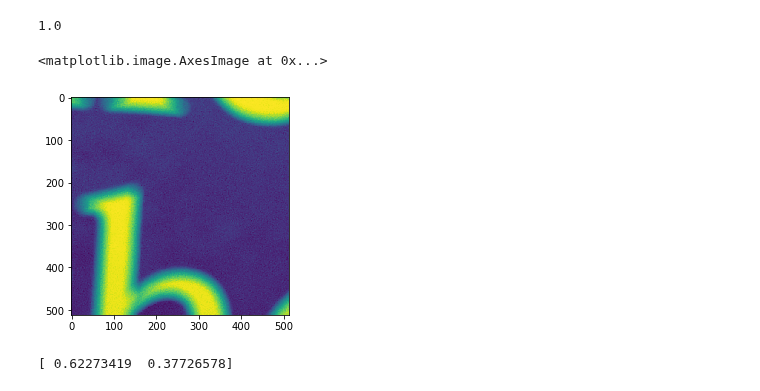
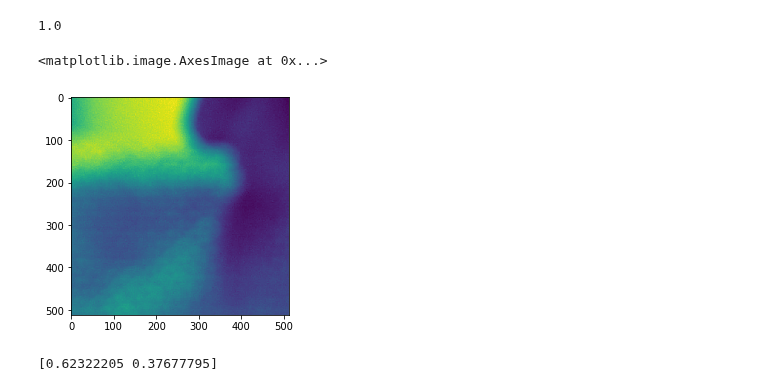
Before and after one commit to cianhwang/autofocusVCM, a Jupyter notebook: test.ipynb, the cells around one changed output. Drawn from its saved outputs; the diff is of its cells as text; code cells hidden in the pictures.

```diff
--- a/test.ipynb
+++ b/test.ipynb
@@ -27,29 +27,30 @@ from tensorflow.python.keras.activations import relu
 
 from quad_solver import solver
 # %%
-def initialFocus(sid=1):
-    cmD='rsh nvidia@10.42.0.90 "sudo ~/Documents/cam_on_Tegra/testCamera -id '+str(sid)+' -init "'
+def initialFocus(sid=2):
+    #10.42.0.90: local 10.236.176.152: ip
+    cmD='rsh nvidia@10.236.176.152 "sudo ~/Documents/cam_on_Tegra/testCamera -id '+str(sid)+' -init "'
     pop=subprocess.run(cmD, stdout=subprocess.PIPE, shell=True)
     return pop.stdout
-def moveFocus(sid=1, pos=512):
-    cmD='rsh nvidia@10.42.0.90 "sudo ~/Documents/cam_on_Tegra/testCamera -id '+str(sid)+' -mod '+str(pos)+'"'
+def moveFocus(sid=2, pos=512):
+    cmD='rsh nvidia@10.236.176.152 "sudo ~/Documents/cam_on_Tegra/testCamera -id '+str(sid)+' -mod '+str(pos)+'"'
     pop=subprocess.run(cmD, stdout=subprocess.PIPE, shell=True)
     return pop.stdout
-def setFocus(sid=1, pos=512):
-    cmD='rsh nvidia@10.42.0.90 "sudo ~/Documents/cam_on_Tegra/testCamera -id '+str(sid)+' -set '+str(pos)+'"'
+def setFocus(sid=2, pos=512):
+    cmD='rsh nvidia@10.236.176.152 "sudo ~/Documents/cam_on_Tegra/testCamera -id '+str(sid)+' -set '+str(pos)+'"'
     pop=subprocess.run(cmD, stdout=subprocess.PIPE, shell=True)
     return pop.stdout
 
-def grabImage(sid=1, imres=8):
+def grabImage(sid=2, imres=8):
 # I will use the file name dbGrab.... for the image grabbed from the camera. First step is to get rid of previously grabbed images
 
-    subprocess.run('rsh nvidia@10.42.0.90 "rm dbGrab*"', \
+    subprocess.run('rsh nvidia@10.236.176.152 "rm dbGrab*"', \
                    stdout=subprocess.PIPE, shell=True)
 
     # ok, now let's grab an image on the tegra
-    subprocess.run('rsh nvidia@10.42.0.90 "nvgstcapture-1.0 -m 1 --sensor-id '+str(sid)+' -A --capture-auto 1 \
+    subprocess.run('rsh nvidia@10.236.176.152 "nvgstcapture-1.0 -m 1 --sensor-id '+str(sid)+' -A --capture-auto 1 \
                     --file-name dbGrab --image-res '+str(imres)+'"', stdout=subprocess.PIPE, shell=True)
-    subprocess.run('rcp nvidia@10.42.0.90:dbGrab* .', \
+    subprocess.run('rcp nvidia@10.236.176.152:dbGrab* .', \
                    stdout=subprocess.PIPE, shell=True)
     #ok, now let's find the file name of the image we just grabbed and transfered
     pop=subprocess.run('ls',stdout=subprocess.PIPE, shell=True)
@@ -63,7 +64,7 @@ def grabImage(sid=1, imres=8):
                    stdout=subprocess.PIPE, shell=True)
     return pop
 # %%
-def patchExtraction(sid = 1):
+def patchExtraction(sid = 2):
     I = grabImage()
 
     I = skimage.color.rgb2gray(I)
@@ -107,18 +108,18 @@ Tensor("out/Softmax:0", shape=(?, 2), dtype=float32)
 # %%
-curr = 600
-setFocus(sid=1, pos=curr)
-patch = patchExtraction(sid = 1)
+curr = 1000
+setFocus(sid=2, pos=curr)
+patch = patchExtraction(sid =2)
 print(patch.max())
 plt.imshow(patch)
 # %% [output]
 1.0
 <matplotlib.image.AxesImage at 0x...>
-[figure, old version]
+[figure, new version]
 # %%
 pred = discriminator.predict(patch[np.newaxis,:,:, np.newaxis])[0]
 print(pred)
 # %% [output]
-[ 0.62273419  0.37726578]
+[0.62322205 0.37677795]
 # %%
 # # # from tensorflow.python.keras import backend as K
 
```
Also changed, not shown: parts of 3 cells of this notebook, 1 other file.
